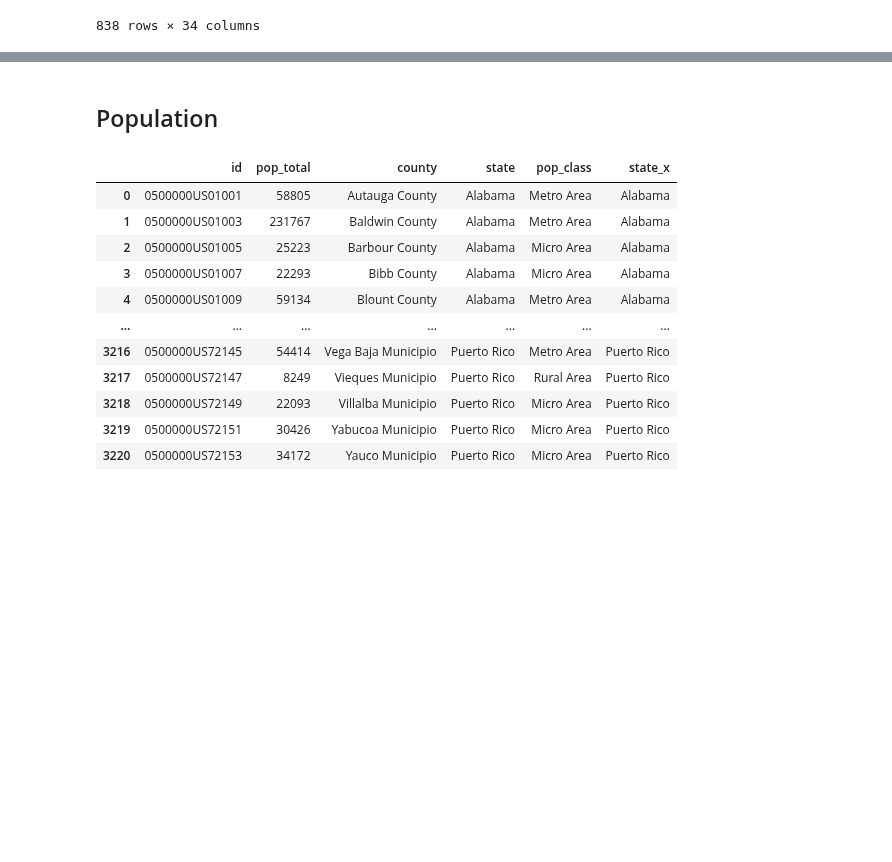
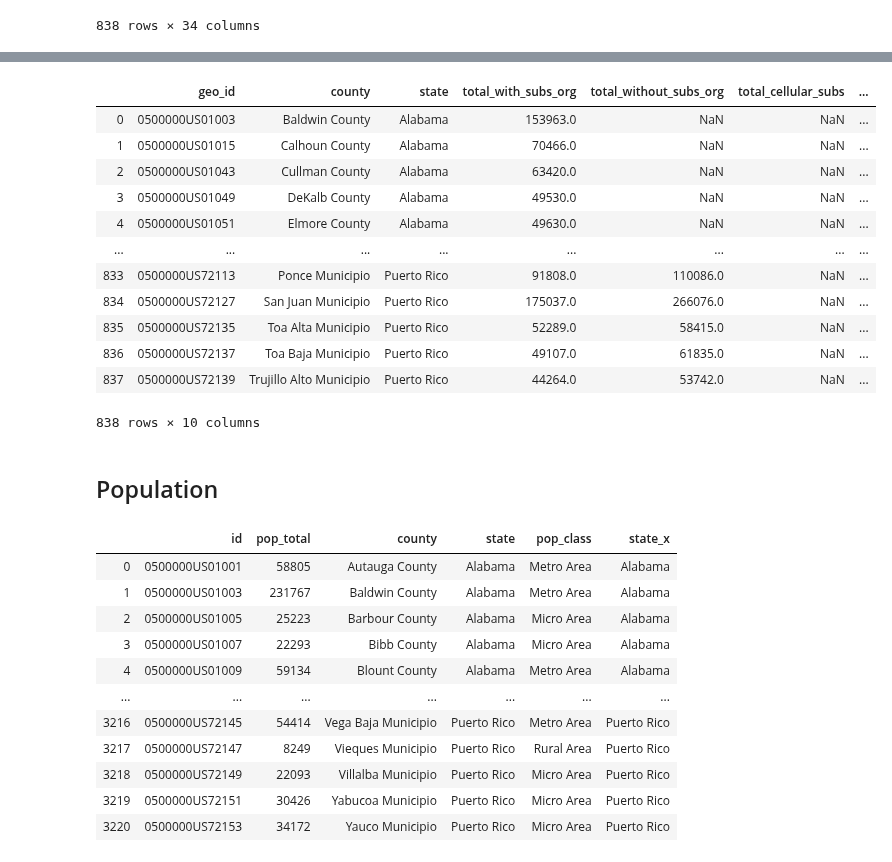
Before and after one commit to mosymns13/DS4A-Team13-Digital-Divide-Project, a Jupyter notebook: Key Variables Selection.ipynb, the cells around one changed output, grey strips where cells are left out. Cells and saved outputs as stored; diff of their text form; code cells hidden in the pictures; blank space fills up the shorter version.

```diff
--- a/Key Variables Selection.ipynb
+++ b/Key Variables Selection.ipynb
@@ -150,3 +181,28 @@ comp_int_est[['est_total_households',
+# %%
+subs_subset = comp_int_est.iloc[:, [0,1,2,14,15,16,17,18,19,20,21]].copy()
+subs_subset["total_with_subs_org"] = subs_subset["est_total_households_with_sub"]
+subs_subset["total_without_subs_org"] = subs_subset["est_total_households_without_sub"]
+subs_subset["total_cellular_subs"] = subs_subset["est_total_households_with_cellular"]
+subs_subset["total_with_cell_sub_only"] = subs_subset["est_total_households_with_cell_no"]
+subs_subset["total_subs"] = subs_subset[["est_total_households_with_du","est_total_households_with_broadband","est_total_households_with_cable", "est_total_households_with_sat"]].sum(axis = "columns")
+subs_subset["total_without_subs"] = subs_subset[["est_total_households_without_sub","est_total_households_with_cell_no"]].sum(axis = "columns")
+subs_subset["total_subs_w_cell"] = subs_subset[["est_total_households_with_cellular","total_subs"]].sum(axis = "columns")
+subs_subset = subs_subset.drop(columns = ["est_total_households_with_sub","est_total_households_with_du","est_total_households_with_broadband","est_total_households_with_cellular","est_total_households_with_cell_no","est_total_households_with_cable","est_total_households_with_sat","est_total_households_without_sub"]).copy()
+subs_subset
+# %% [output]
+|  | geo_id | county | state | total_with_subs_org | total_without_subs_org | total_cellular_subs | ... |
+| 0 | 0500000US01003 | Baldwin County | Alabama | 153963.0 | NaN | NaN | ... |
+| 1 | 0500000US01015 | Calhoun County | Alabama | 70466.0 | NaN | NaN | ... |
+| 2 | 0500000US01043 | Cullman County | Alabama | 63420.0 | NaN | NaN | ... |
+| 3 | 0500000US01049 | DeKalb County | Alabama | 49530.0 | NaN | NaN | ... |
+| 4 | 0500000US01051 | Elmore County | Alabama | 49630.0 | NaN | NaN | ... |
+| ... | ... | ... | ... | ... | ... | ... | ... |
+| 833 | 0500000US72113 | Ponce Municipio | Puerto Rico | 91808.0 | 110086.0 | NaN | ... |
+| 834 | 0500000US72127 | San Juan Municipio | Puerto Rico | 175037.0 | 266076.0 | NaN | ... |
+| 835 | 0500000US72135 | Toa Alta Municipio | Puerto Rico | 52289.0 | 58415.0 | NaN | ... |
+| 836 | 0500000US72137 | Toa Baja Municipio | Puerto Rico | 49107.0 | 61835.0 | NaN | ... |
+| 837 | 0500000US72139 | Trujillo Alto Municipio | Puerto Rico | 44264.0 | 53742.0 | NaN | ... |
+838 rows × 10 columns
 # %% [markdown]
 ## Population
 # %%
```
Also changed, not shown: parts of 5 cells of this notebook, 6 other files.
